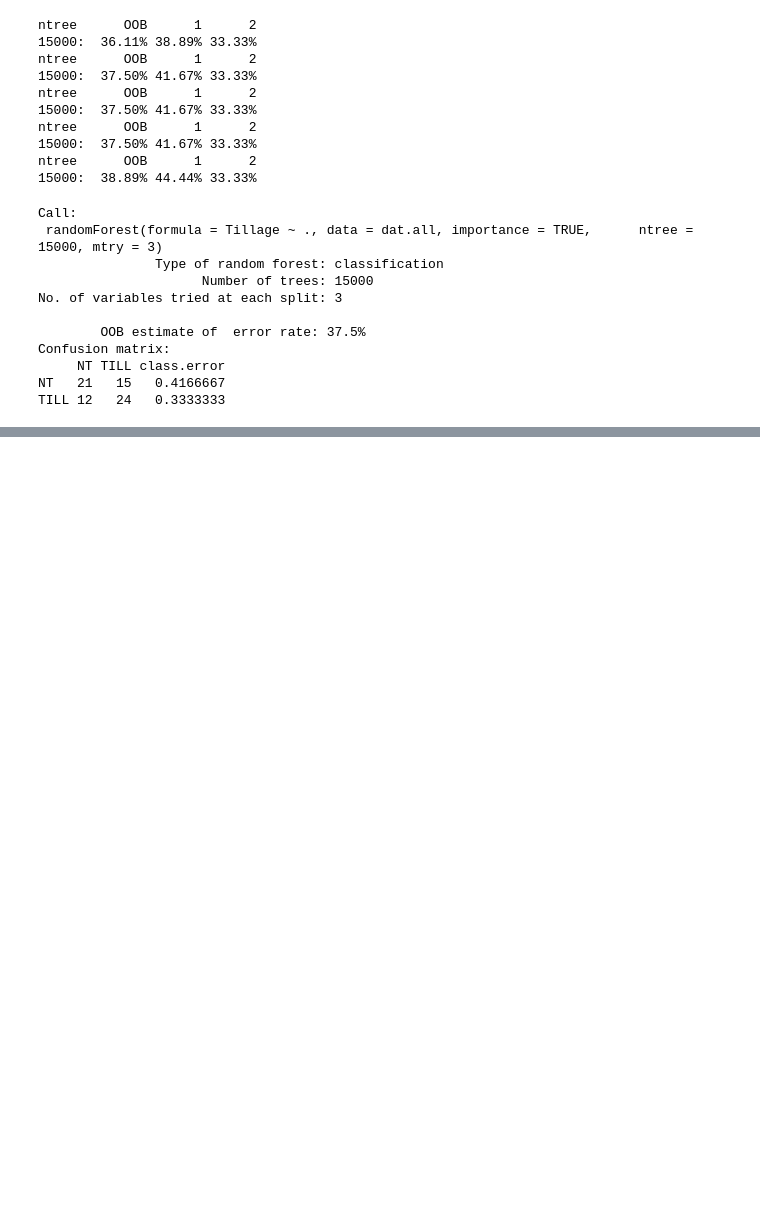
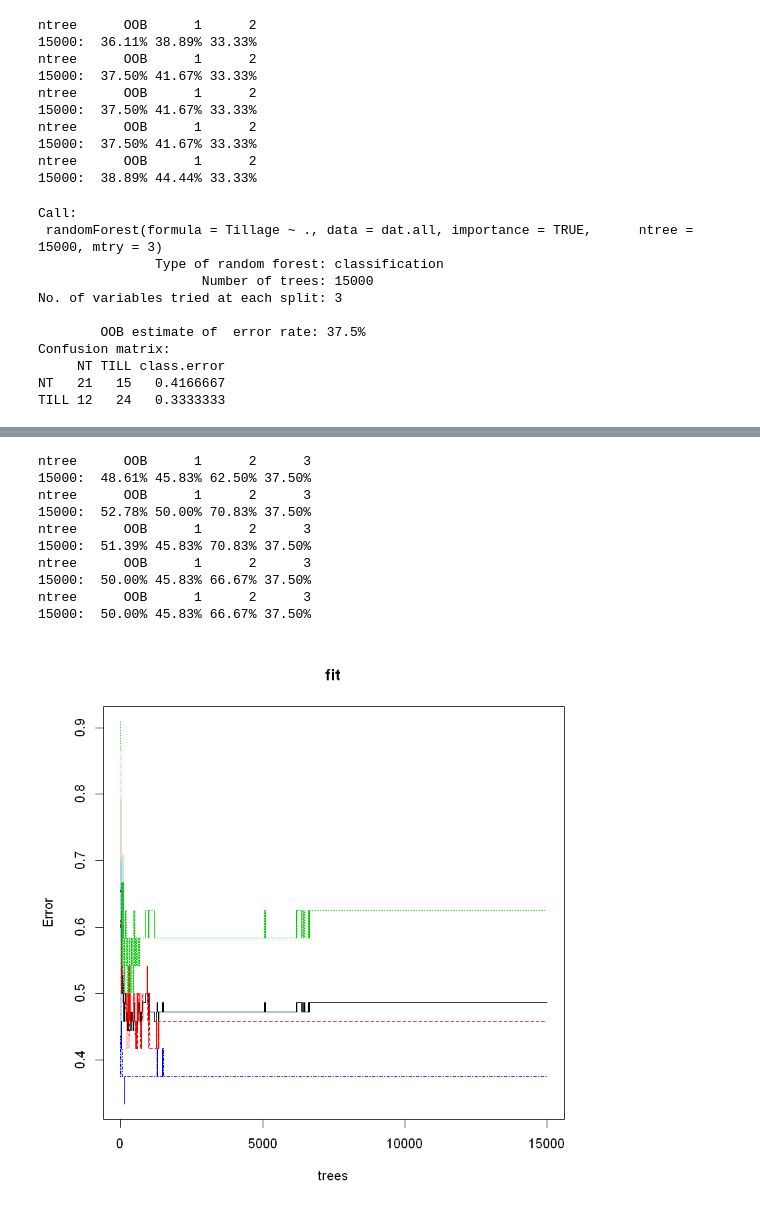
Before and after one commit to alfah13/Thesis_Data_Analysis, a Jupyter notebook: RANDOMFOREST.ipynb, the cells around one changed output, grey strips where cells are left out. Drawn from its saved outputs; the diff is of its cells as text; code cells hidden in the pictures; blank space fills up the shorter version.

```diff
--- a/RANDOMFOREST.ipynb
+++ b/RANDOMFOREST.ipynb
@@ -93,20 +99,32 @@ Warning message:
 # %%
-#finale070119_TIL#
-#dat.all <- data[,c(6,10,17,18,20, 31,34:37,39,42)]
-
-dat.all <- data[,c(6,10,17,18,20,31,34:37,39,42)]
+dat.all <- data[,c(5,10,18,20,32:37,39,41,44)]
 dat.all[,1] <- as.factor(dat.all[,1])
 
 #rfimpute fills up the NAs
-dat.all <- rfImpute(Tillage ~.,
+dat.all <- rfImpute(Treatment_str ~.,
                     data=dat.all,
                     importance=TRUE,
                     ntree=15000,mtry=3)
 
-fit <- randomForest(Tillage ~.,
-                    data=dat.all,
-                    importance=TRUE,
-                    ntree=15000,mtry=3)
+fit <- randomForest(Treatment_str ~.,
+        data=dat.all,
+        importance=TRUE,
+        ntree=15000,mtry=3)
 
-plot(fit,,width=400,height=350,res=45)
+plot(fit)
 varImpPlot(fit)
+plot_min_depth_distribution(min_depth_distribution(fit))
+plot_multi_way_importance(fit, size_measure = "no_of_nodes")
+plot_min_depth_interactions(fit)
+# %% [output]
+ntree      OOB      1      2      3
+15000:  48.61% 45.83% 62.50% 37.50%
+ntree      OOB      1      2      3
+15000:  52.78% 50.00% 70.83% 37.50%
+ntree      OOB      1      2      3
+15000:  51.39% 45.83% 70.83% 37.50%
+ntree      OOB      1      2      3
+15000:  50.00% 45.83% 66.67% 37.50%
+ntree      OOB      1      2      3
+15000:  50.00% 45.83% 66.67% 37.50%
+[figure, added]
```
Also changed, not shown: parts of 8 cells of this notebook.
